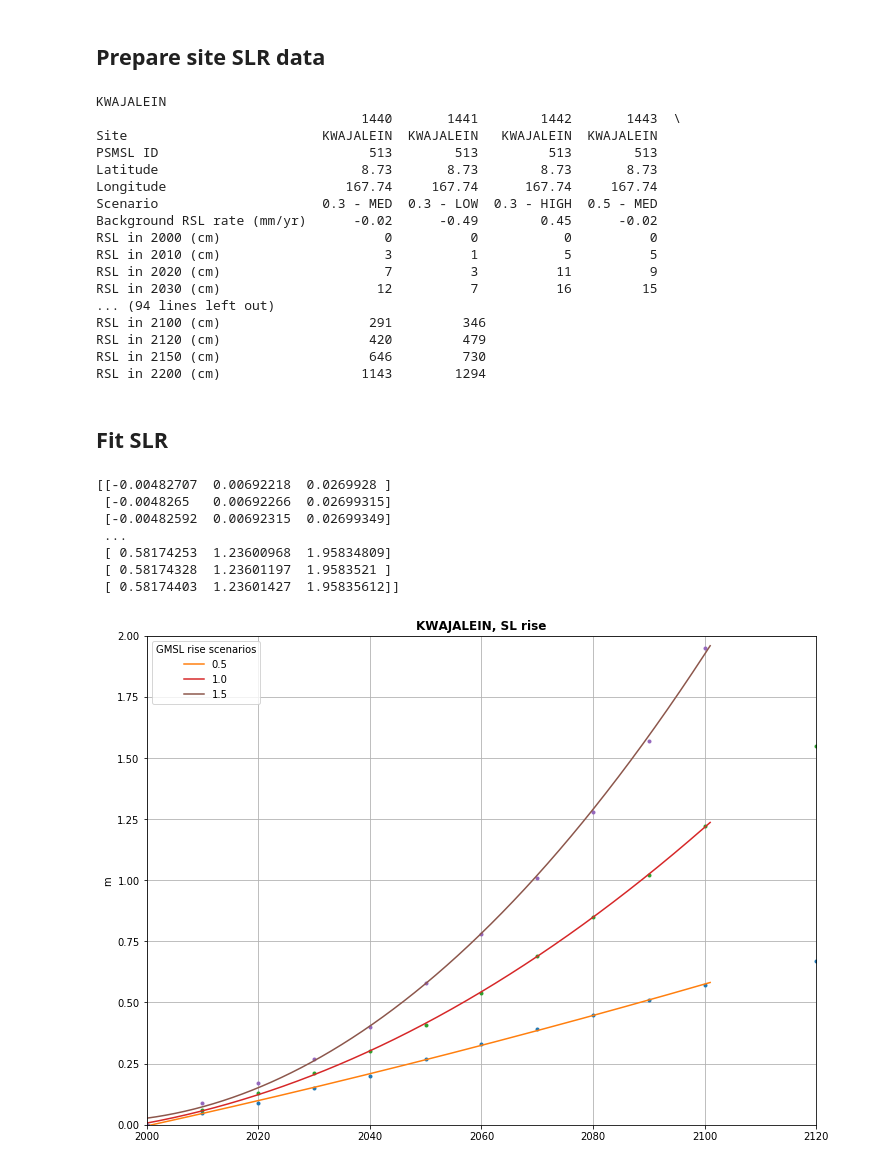
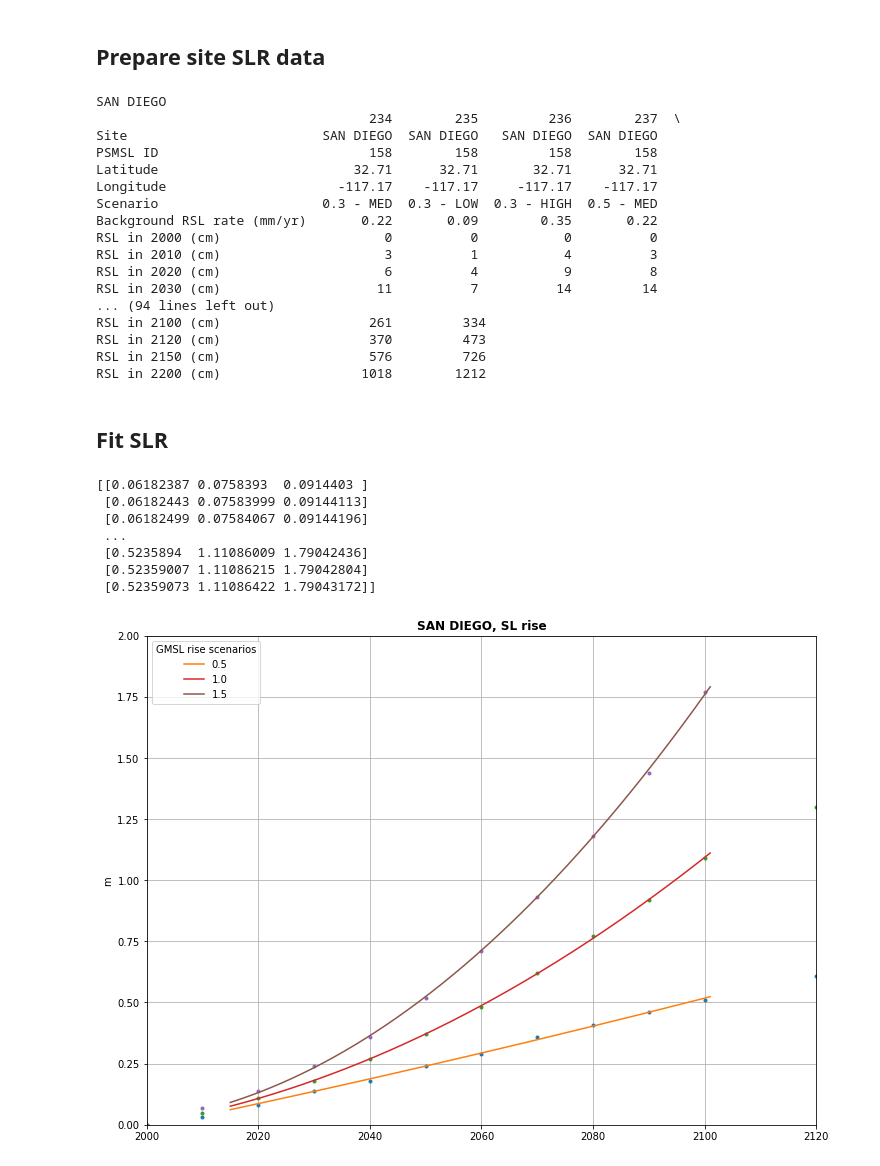
Before and after one commit to ripolln/teslakit, a Jupyter notebook: notebooks/KWAJALEIN/04_ClimateChange/00_Projected_SLR.ipynb, the cells around one changed output. Drawn from its saved outputs; the diff is of its cells as text; code cells hidden in the pictures.

```diff
--- a/notebooks/KWAJALEIN/04_ClimateChange/00_Projected_SLR.ipynb
+++ b/notebooks/KWAJALEIN/04_ClimateChange/00_Projected_SLR.ipynb
@@ -55,8 +55,10 @@ db.SetSite('KWAJALEIN_emulator')
 
 
 # Kwajalein point
-lon = 167.73
-lat = 8.72
+lon = -117.17#167.73
+lat = 32.71#8.72
+
+
 
 # SLR parameters
 Scenarios = ['0.5', '1.0', '1.5']  # '0.3', '0.5', '1.0', '1.5', '2.0', '2.5'
@@ -99,23 +101,23 @@ else:
     print(data_site.T)
     print()
 # %% [output]
-KWAJALEIN
-                                  1440       1441        1442       1443  \
-Site                         KWAJALEIN  KWAJALEIN   KWAJALEIN  KWAJALEIN
-PSMSL ID                           513        513         513        513
-Latitude                          8.73       8.73        8.73       8.73
-Longitude                       167.74     167.74      167.74     167.74
+SAN DIEGO
+                                   234        235         236        237  \
+Site                         SAN DIEGO  SAN DIEGO   SAN DIEGO  SAN DIEGO
+PSMSL ID                           158        158         158        158
+Latitude                         32.71      32.71       32.71      32.71
+Longitude                      -117.17    -117.17     -117.17    -117.17
 Scenario                     0.3 - MED  0.3 - LOW  0.3 - HIGH  0.5 - MED
-Background RSL rate (mm/yr)      -0.02      -0.49        0.45      -0.02
+Background RSL rate (mm/yr)       0.22       0.09        0.35       0.22
 RSL in 2000 (cm)                     0          0           0          0
-RSL in 2010 (cm)                     3          1           5          5
-RSL in 2020 (cm)                     7          3          11          9
-RSL in 2030 (cm)                    12          7          16         15
+RSL in 2010 (cm)                     3          1           4          3
+RSL in 2020 (cm)                     6          4           9          8
+RSL in 2030 (cm)                    11          7          14         14
 ... (94 lines left out)
-RSL in 2100 (cm)                   291         346
-RSL in 2120 (cm)                   420         479
-RSL in 2150 (cm)                   646         730
-RSL in 2200 (cm)                  1143        1294
+RSL in 2100 (cm)                   261         334
+RSL in 2120 (cm)                   370         473
+RSL in 2150 (cm)                   576         726
+RSL in 2200 (cm)                  1018        1212
 # %% [markdown]
 ## Fit SLR
 # %%
@@ -133,7 +135,8 @@ time_axis = np.array(
 time_axis_rel = (time_axis - time_axis[0]).astype('int')
 
 # hourly data
-time_axis_H = np.arange('2000-01-01', '2101-01-01', dtype='datetime64[h]')
+#time_axis_H = np.arange('2000-01-01', '2101-01-01', dtype='datetime64[h]')
+time_axis_H = np.arange('2015-01-01', '2101-01-01', dtype='datetime64[h]')
 time_axis_H_rel = (time_axis_H - time_axis[0]).astype('int')
 
 
@@ -151,40 +154,40 @@ for scenario in Scenarios:
     y = data_subset.to_numpy()[0][6:]
     y = y.astype('int')
     y = y/100.0  # to meters
 
     # Fit data, from 2000 to 2100, to a 2º polynomial function
     coef = np.polyfit(time_axis_rel[:-3], y[:-3], 2)
 
     # Obtain hourly data from the adjusted polynomial function
     y_temp = coef[0]*time_axis_H_rel**2 + coef[1]*time_axis_H_rel + coef[2]
     y_fit_H[:, cont] = y_temp
     cont +=1
 
     # plot scenario
     ax.plot(time_axis, y, '.', label='')
     ax.plot(time_axis_H, y_temp, label=scenario)
 
 print(y_fit_H)
 
 
 # set figure parameters
 ax.set_xlim([time_axis[0], time_axis[-3]])
 ax.set_ylim([0, 2])
 ax.set_title(site + ', SL rise', fontweight='bold')
 ax.set_ylabel('m')
 ax.grid()
 plt.legend(title='GMSL rise scenarios')
 
 plt.show()
 # %% [output]
-[[-0.00482707  0.00692218  0.0269928 ]
- [-0.0048265   0.00692266  0.02699315]
- [-0.00482592  0.00692315  0.02699349]
+[[0.06182387 0.0758393  0.0914403 ]
+ [0.06182443 0.07583999 0.09144113]
+ [0.06182499 0.07584067 0.09144196]
  ...
- [ 0.58174253  1.23600968  1.95834809]
- [ 0.58174328  1.23601197  1.9583521 ]
- [ 0.58174403  1.23601427  1.95835612]]
+ [0.5235894  1.11086009 1.79042436]
+ [0.52359007 1.11086215 1.79042804]
+ [0.52359073 1.11086422 1.79043172]]
-[figure, old version]
+[figure, new version]
 # %%
 # Export SLR to netCDF4 file
 
```
Also changed, not shown: parts of 1 cell of this notebook.
